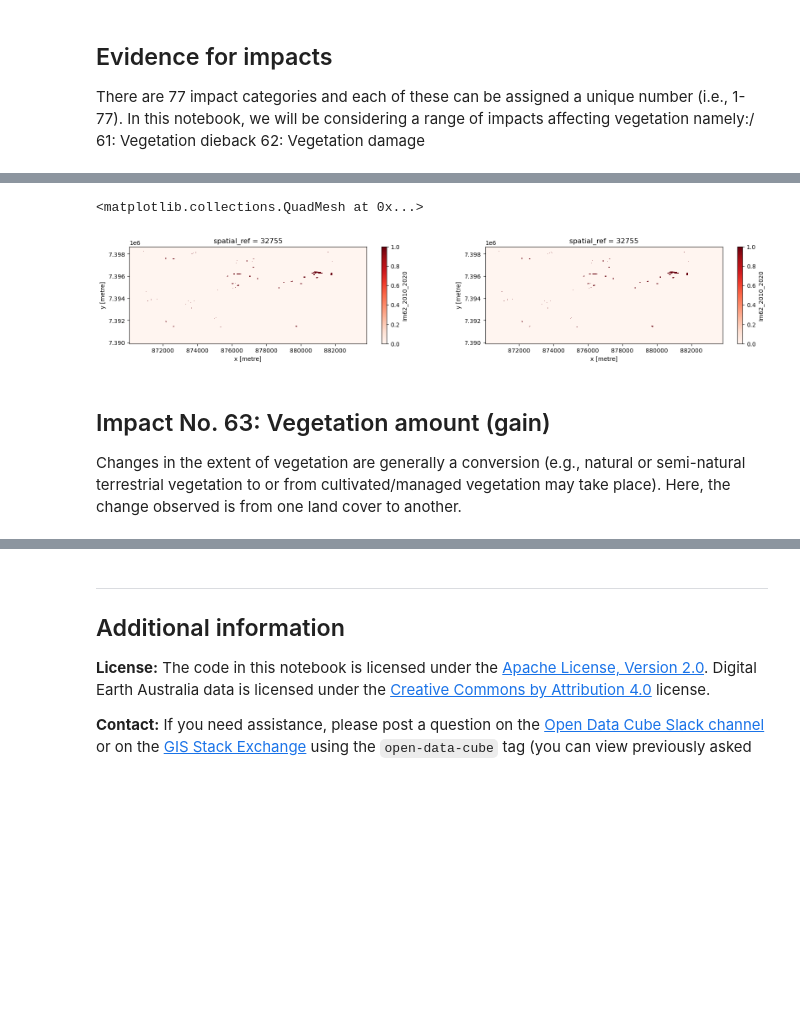
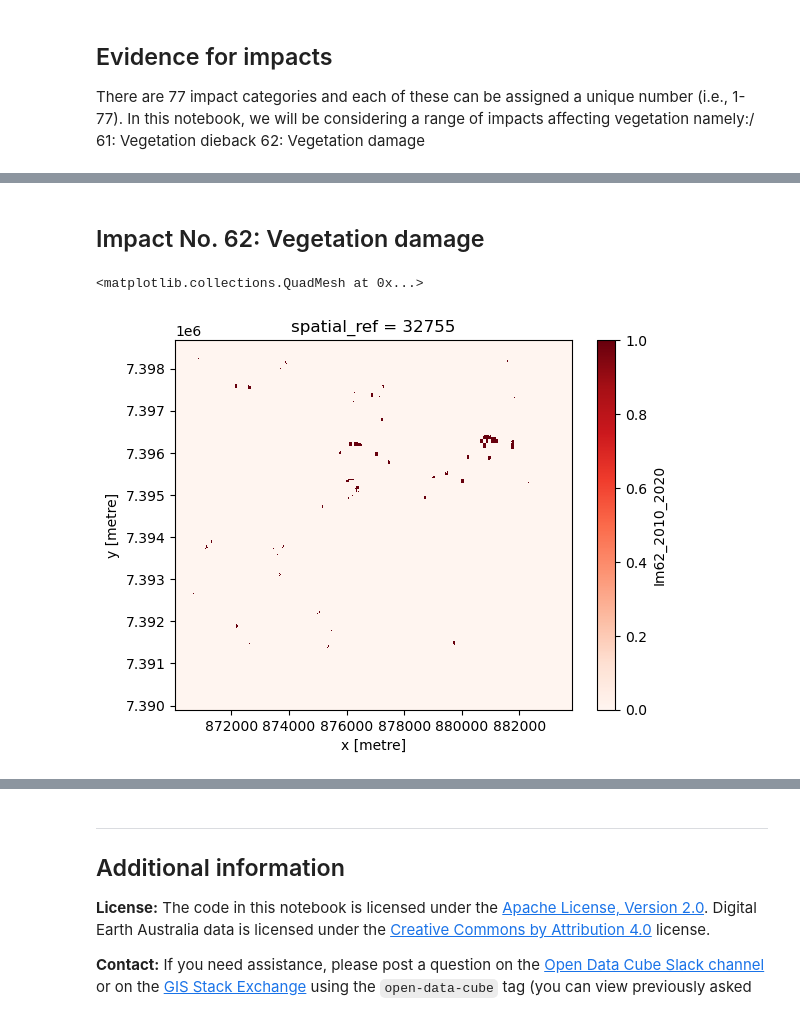
Before and after one commit to livingearth-system/living_coasts, a Jupyter notebook: 6_Evidence for impacts.ipynb, the cells around one changed output, grey strips where cells are left out. Drawn from its saved outputs; the diff is of its cells as text; code cells hidden in the pictures; blank space fills up the shorter version.

```diff
--- a/6_Evidence for impacts.ipynb
+++ b/6_Evidence for impacts.ipynb
@@ -979,3 +953,5 @@ Im61_fig.savefig('./outputs/Im61.png')
+# %% [markdown]
+## Impact No. 62: Vegetation damage
 # %%
 # Make a mask of 1 for the 'impact' class No. 44 'vegetation amount (loss)'
 Im62_2010_2020 = np.where(
@@ -1001,9 +977,7 @@ Im62_2010_2020xa = Im62_2010_2020xa
 # %%
 Im62 = Im62_2010_2020xa.to_dataset(name="Im62_2010_2020")
 # %%
-Im62_fig, axs = plt.subplots(figsize=(20, 3), ncols=2)
-Im62.Im62_2010_2020.plot(ax=axs[0], cmap='Reds')
-Im62.Im62_2010_2020.plot(ax=axs[1], cmap='Reds')
+Im62.Im62_2010_2020.plot(cmap='Reds')
 # %% [output]
 <matplotlib.collections.QuadMesh at 0x...>
-[figure, old version]
+[figure, new version]
@@ -1013,3 +983,0 @@ Im62_fig.savefig('./outputs/Im68.png')
-# %% [markdown]
-## Impact No. 63: Vegetation amount (gain)
-Changes in the extent of vegetation are generally a conversion (e.g., natural or semi-natural terrestrial vegetation to or from cultivated/managed vegetation may take place). Here, the change observed is from one land cover to another.
```
Also changed, not shown: parts of 72 cells of this notebook, 53 other files.
